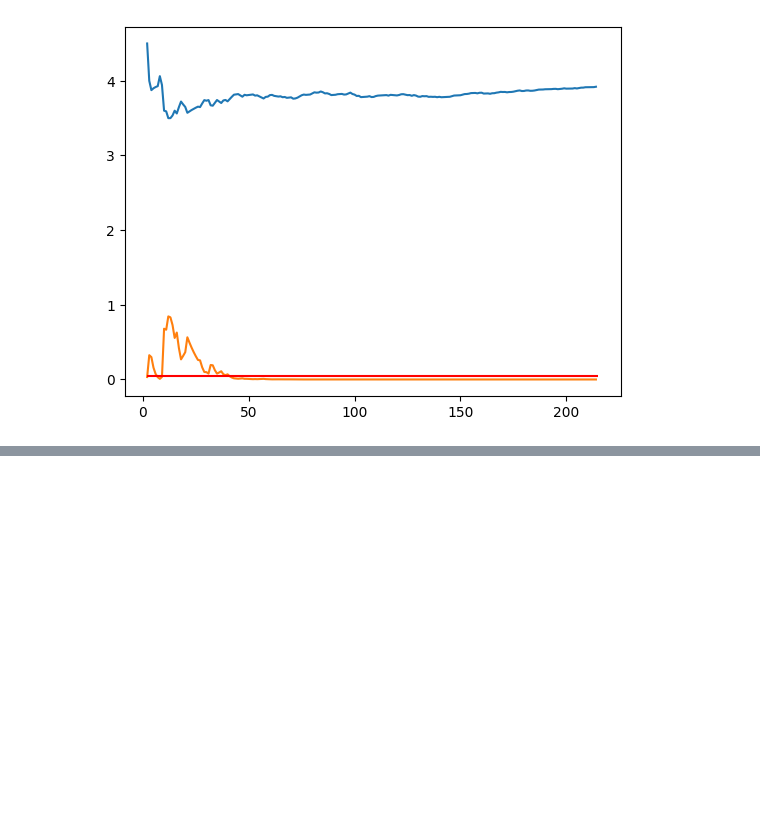
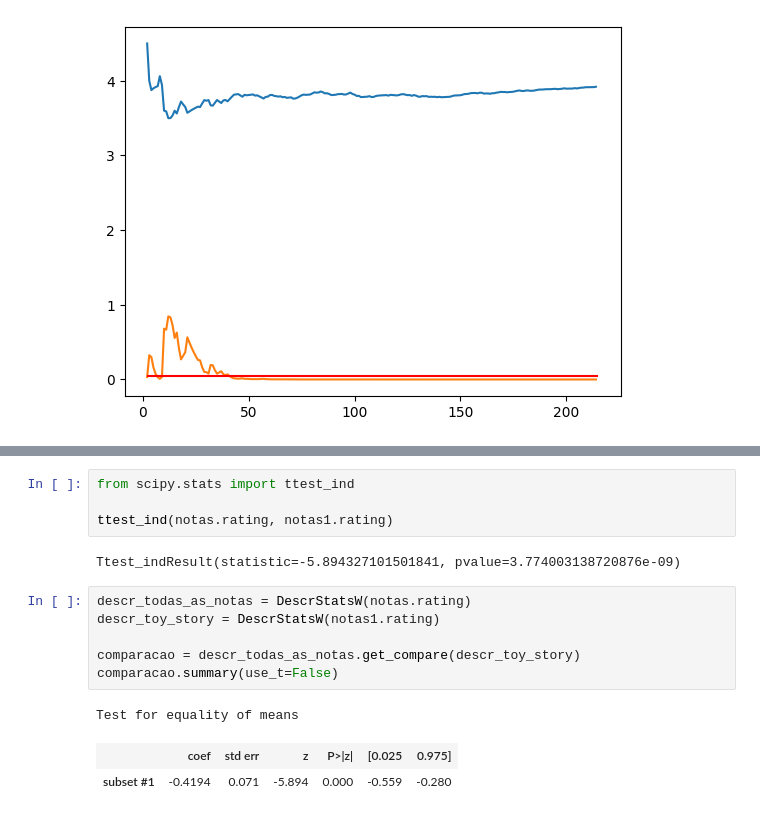
Before and after one commit to LuTDC/estatistica_python_alura, a Jupyter notebook: Modulo4 - Testes estatísticos com Python/Data_Science-Testes_Introducao.ipynb, the cells around one changed output, grey strips where cells are left out. Saved outputs shown, nothing was run; the diff lists cells and outputs as text; blank space fills up the shorter version.

```diff
--- a/Modulo4 - Testes estatísticos com Python/Data_Science-Testes_Introducao.ipynb
+++ b/Modulo4 - Testes estatísticos com Python/Data_Science-Testes_Introducao.ipynb
@@ -333,0 +348,16 @@ plt.hlines(y=0.05, xmin=2, xmax=len(temp), colors='red')
+# %%
+from scipy.stats import ttest_ind
+
+ttest_ind(notas.rating, notas1.rating)
+# %% [output]
+Ttest_indResult(statistic=-5.894327101501841, pvalue=3.774003138720876e-09)
+# %%
+descr_todas_as_notas = DescrStatsW(notas.rating)
+descr_toy_story = DescrStatsW(notas1.rating)
+
+comparacao = descr_todas_as_notas.get_compare(descr_toy_story)
+comparacao.summary(use_t=False)
+# %% [output]
+Test for equality of means
+|  | coef | std err | z | P>|z| | [0.025 | 0.975] |
+| subset #1 | -0.4194 | 0.071 | -5.894 | 0.000 | -0.559 | -0.280 |
```
Also changed, not shown: parts of 8 cells of this notebook.
